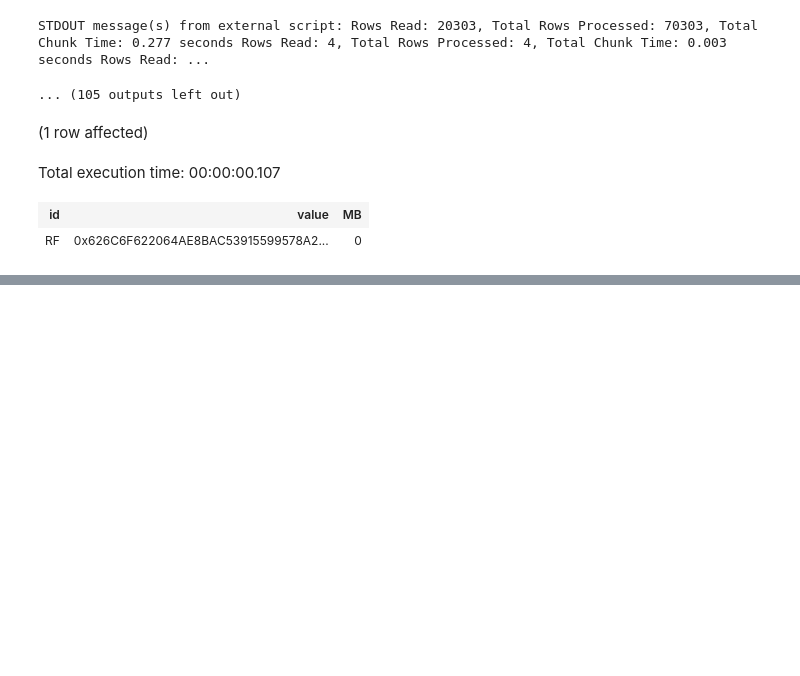
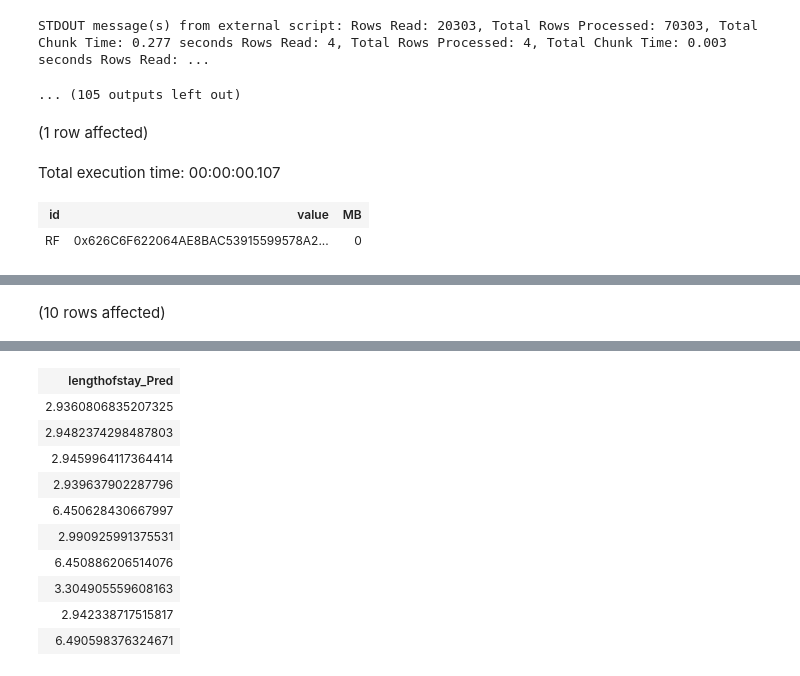
Before and after one commit to microsoft/r-server-hospital-length-of-stay, a Jupyter notebook: SQLPy/DbaHospitalLoS.ipynb, the cells around one changed output, grey strips where cells are left out. Drawn from its saved outputs; the diff is of its cells as text; code cells hidden in the pictures; blank space fills up the shorter version.

Commit message:
added RTS_Predictions

```diff
--- a/SQLPy/DbaHospitalLoS.ipynb
+++ b/SQLPy/DbaHospitalLoS.ipynb
@@ -1738,0 +1775,4 @@ Total execution time: 00:00:00.107
+# %%
+select * from RTS_Prediction
+# %% [output]
+(10 rows affected)
@@ -1738,0 +1780,11 @@ Total execution time: 00:00:00.107
+| lengthofstay_Pred |
+| 2.9360806835207325 |
+| 2.9482374298487803 |
+| 2.9459964117364414 |
+| 2.939637902287796 |
+| 6.450628430667997 |
+| 2.990925991375531 |
+| 6.450886206514076 |
+| 3.304905559608163 |
+| 2.942338717515817 |
+| 6.490598376324671 |
```
Also changed, not shown: parts of 3 cells of this notebook.
